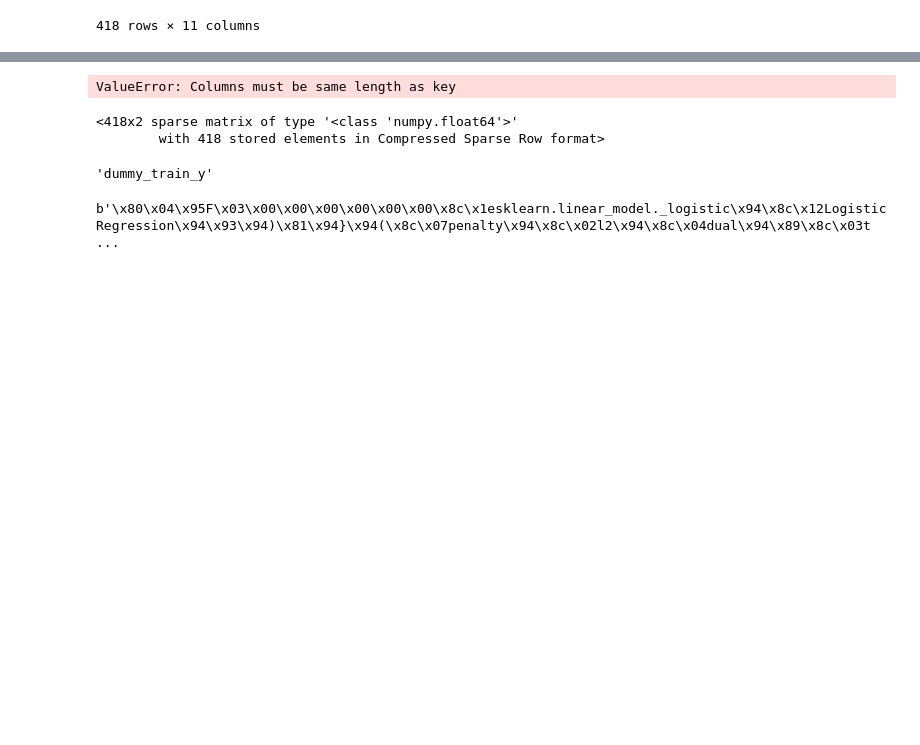
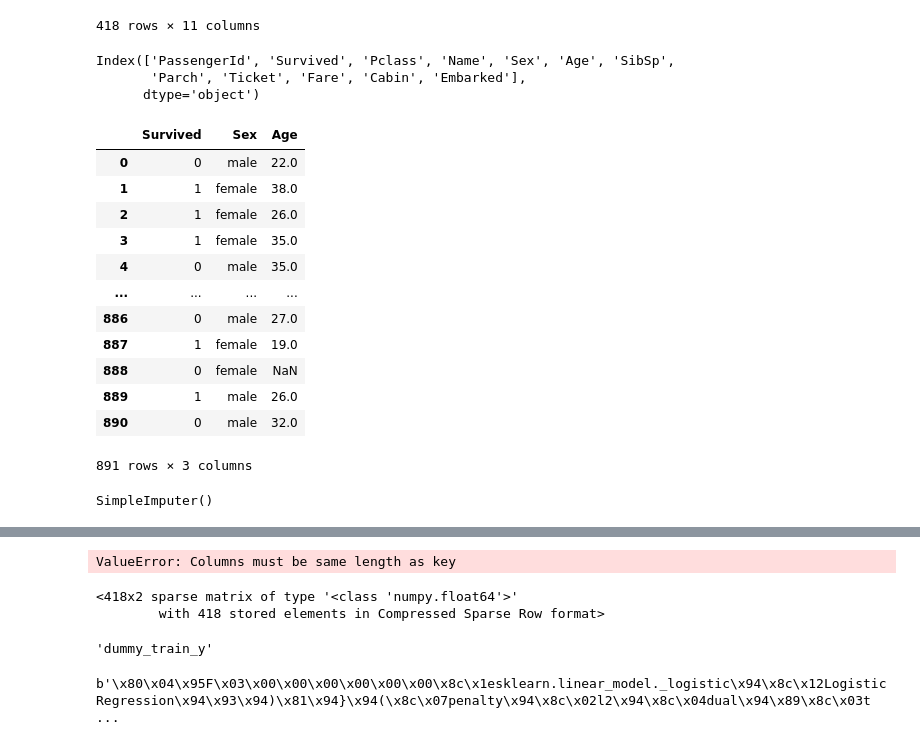
Before and after one commit to SANJITH-KUMAR-20/EasyML, a Jupyter notebook: ml_backend/test.ipynb, the cells around one changed output, grey strips where cells are left out. Drawn from its saved outputs; the diff is of its cells as text; code cells hidden in the pictures; blank space fills up the shorter version.

```diff
--- a/ml_backend/test.ipynb
+++ b/ml_backend/test.ipynb
@@ -5,4 +6,4 @@ from sklearn.preprocessing import LabelEncoder, OneHotEncoder
 from sklearn.model_selection import train_test_split
 # %%
-data = pd.read_csv("C:\\Users\\ASUS\\Desktop\\AI-Projects\\EasyML\\ml_backend\\database\\dummy_csv.csv")
+data = pd.read_csv("C:\\Users\\ASUS\\Desktop\\AI-Projects\\database\\train.csv")
 # %%
@@ -25,3 +26,9 @@ x_train,x_test,y_train,y_test = train_test_split()
 | 416 | 1308 | 3 | Ware, Mr. Frederick | male | NaN | 0 | 0 | 359309 | 8.0500 | NaN | ... |
 | 417 | 1309 | 3 | Peter, Master. Michael J | male | NaN | 1 | 1 | 2668 | 22.3583 | NaN | ... |
 418 rows × 11 columns
+# %%
+data.columns
+# %% [output]
+Index(['PassengerId', 'Survived', 'Pclass', 'Name', 'Sex', 'Age', 'SibSp',
+       'Parch', 'Ticket', 'Fare', 'Cabin', 'Embarked'],
+      dtype='object')
@@ -27,0 +38,19 @@ x_train,x_test,y_train,y_test = train_test_split()
+# %%
+data.drop(['PassengerId', 'Pclass', 'Name', 'SibSp',
+       'Parch', 'Ticket', 'Fare', 'Cabin', 'Embarked'],axis = 1, inplace=True)
+# %%
+data
+# %% [output]
+|  | Survived | Sex | Age |
+| 0 | 0 | male | 22.0 |
+| 1 | 1 | female | 38.0 |
+| 2 | 1 | female | 26.0 |
+| 3 | 1 | female | 35.0 |
+| 4 | 0 | male | 35.0 |
+| ... | ... | ... | ... |
+| 886 | 0 | male | 27.0 |
+| 887 | 1 | female | 19.0 |
+| 888 | 0 | female | NaN |
+| 889 | 1 | male | 26.0 |
+| 890 | 0 | male | 32.0 |
+891 rows × 3 columns
@@ -27,0 +59,4 @@ x_train,x_test,y_train,y_test = train_test_split()
+# %%
+imputer.fit(data[["Age"]])
+# %% [output]
+SimpleImputer()
```
Also changed, not shown: parts of 18 cells of this notebook, 6 other files.
